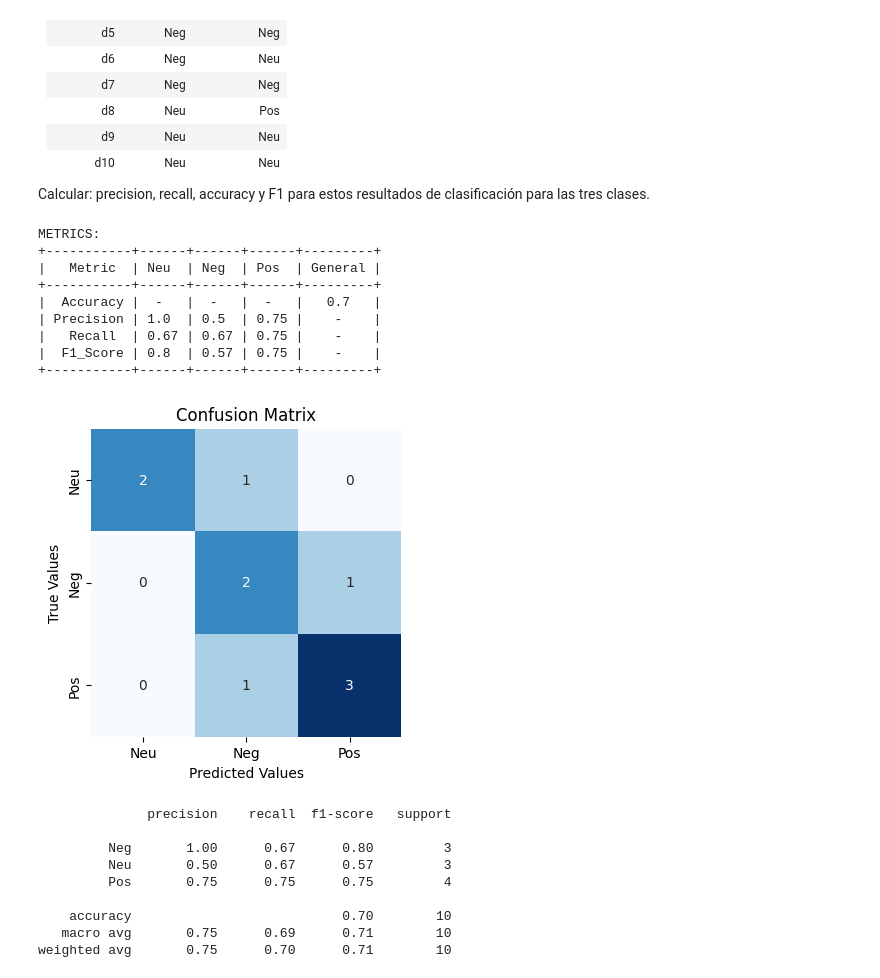
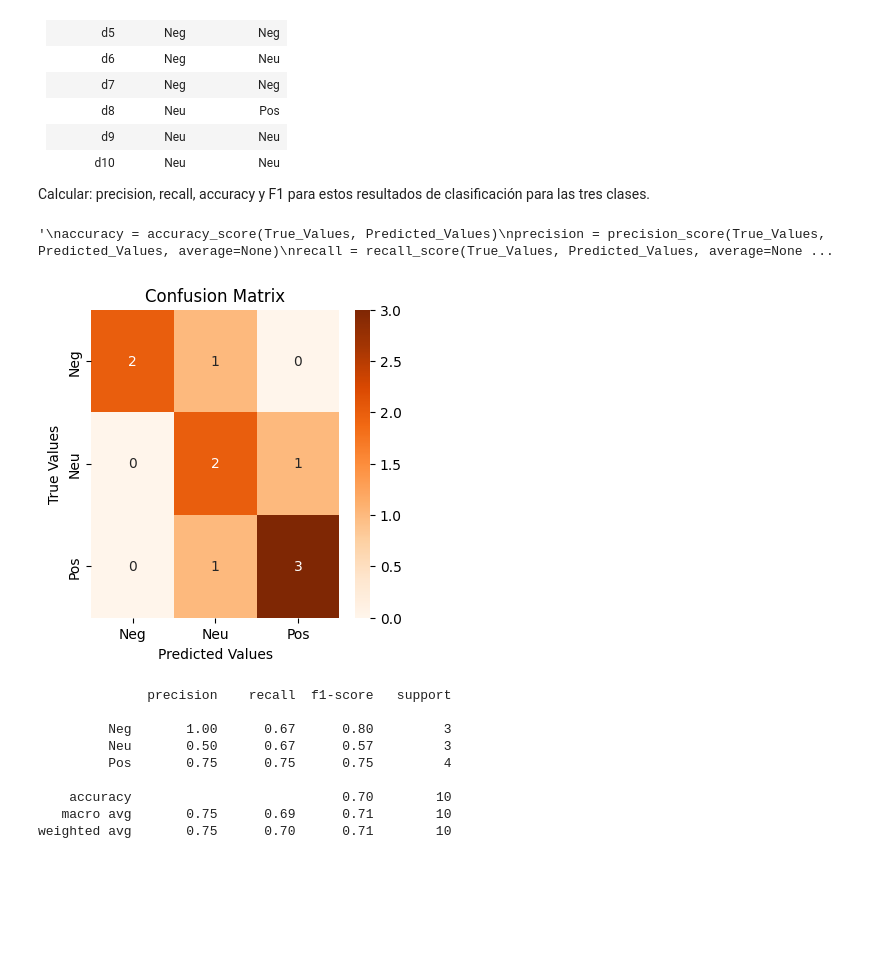
Before and after one commit to Cesarceronmanrique/Aprendizaje_Automatico, a Jupyter notebook: Clasificacion/Solucion_Ejercicios_Tema3.ipynb, the cells around one changed output. Cells and saved outputs as stored; diff of their text form; code cells hidden in the pictures; blank space fills up the shorter version.

```diff
--- a/Clasificacion/Solucion_Ejercicios_Tema3.ipynb
+++ b/Clasificacion/Solucion_Ejercicios_Tema3.ipynb
@@ -24,44 +24,36 @@ Calcular: precision, recall, accuracy y F1 para estos resultados de clasificaci
 from sklearn.metrics import confusion_matrix, accuracy_score, precision_score, recall_score, f1_score
 import matplotlib.pyplot as plt
 import seaborn as sns
 from prettytable import PrettyTable
 
 True_Values = ["Pos", "Pos", "Pos", "Pos", "Neg", "Neg", "Neg", "Neu", "Neu", "Neu"]
 Predicted_Values = ["Pos", "Pos", "Pos", "Neu", "Neg", "Neu", "Neg", "Pos", "Neu", "Neu"]
 
 cm = confusion_matrix(True_Values, Predicted_Values)
 
 plt.figure(figsize=(4, 4))
-sns.heatmap(cm, annot=True, cmap="Blues", cbar=False, xticklabels=["Neu", "Neg", "Pos"], yticklabels=["Neu", "Neg", "Pos"])
+sns.heatmap(cm, annot=True, cmap="Oranges", cbar=True, xticklabels=["Neg", "Neu", "Pos"], yticklabels=["Neg", "Neu", "Pos"])
 plt.xlabel('Predicted Values')
 plt.ylabel('True Values')
 plt.title('Confusion Matrix')
 
 accuracy = accuracy_score(True_Values, Predicted_Values)
 precision = precision_score(True_Values, Predicted_Values, average=None)
 recall = recall_score(True_Values, Predicted_Values, average=None)
 f1_s = f1_score(True_Values, Predicted_Values, average=None)
 
 table = PrettyTable()
 
 table.field_names = ["Metric", "Neu", "Neg", "Pos", "General"]
 table.add_row(["Accuracy", "-", "-", "-", accuracy])
 table.add_row(["Precision", precision[0], precision[1], precision[2], "-"])
 table.add_row(["Recall", round(recall[0],2), round(recall[1],2), round(recall[2],2), "-"])
 table.add_row(["F1_Score", round(f1_s[0],2), round(f1_s[1],2), f1_s[2], "-"])
 print("METRICS:")
 print(table)
 # %% [output]
-METRICS:
-+-----------+------+------+------+---------+
-|   Metric  | Neu  | Neg  | Pos  | General |
-+-----------+------+------+------+---------+
-|  Accuracy |  -   |  -   |  -   |   0.7   |
-| Precision | 1.0  | 0.5  | 0.75 |    -    |
-|   Recall  | 0.67 | 0.67 | 0.75 |    -    |
-|  F1_Score | 0.8  | 0.57 | 0.75 |    -    |
-+-----------+------+------+------+---------+
+'\naccuracy = accuracy_score(True_Values, Predicted_Values)\nprecision = precision_score(True_Values, Predicted_Values, average=None)\nrecall = recall_score(True_Values, Predicted_Values, average=None ...
-[figure, old version]
+[figure, new version]
 # %%
 from sklearn.metrics import classification_report
 print(classification_report(True_Values, Predicted_Values))
```
Also changed, not shown: parts of 1 cell of this notebook.
